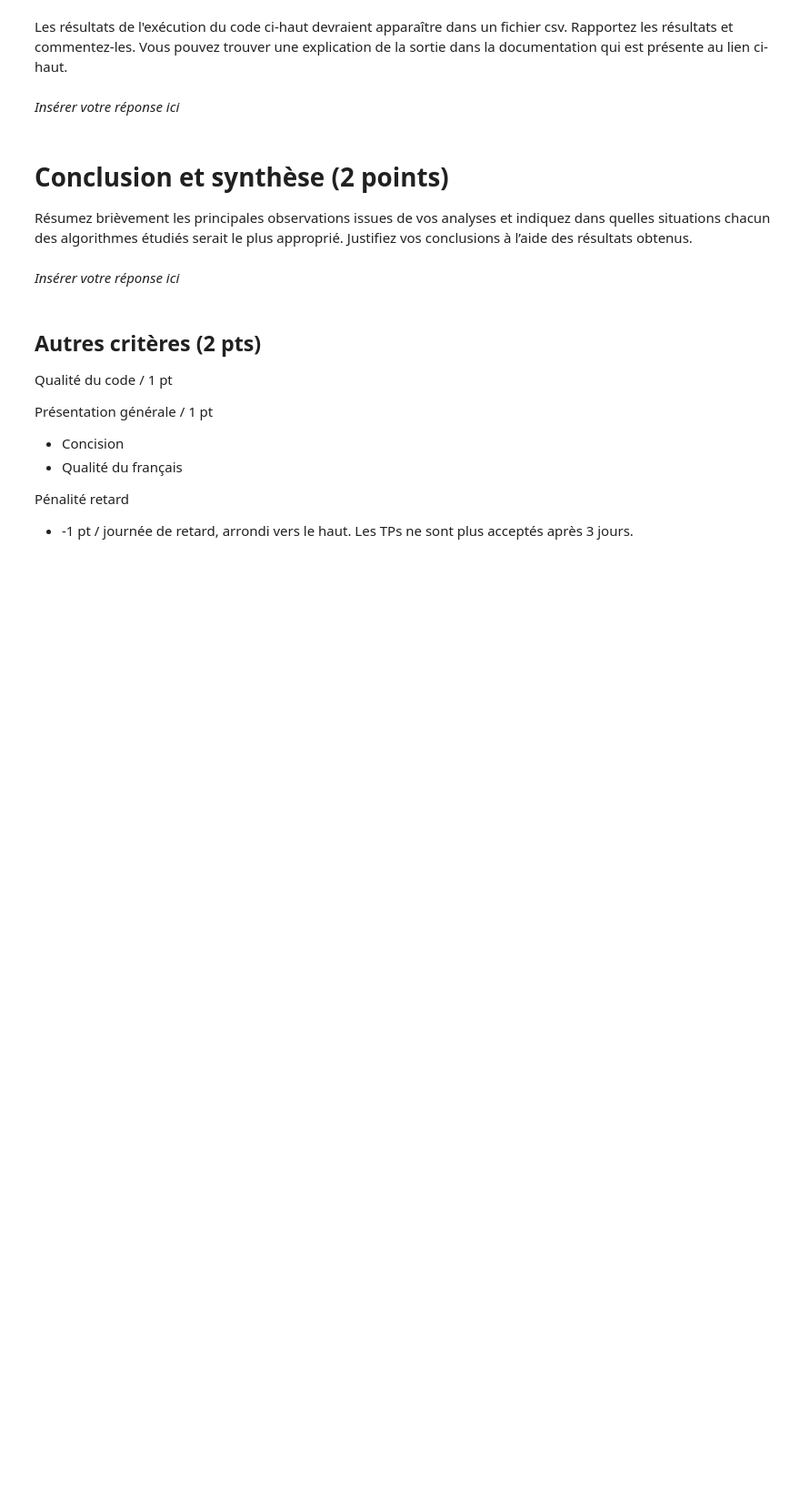
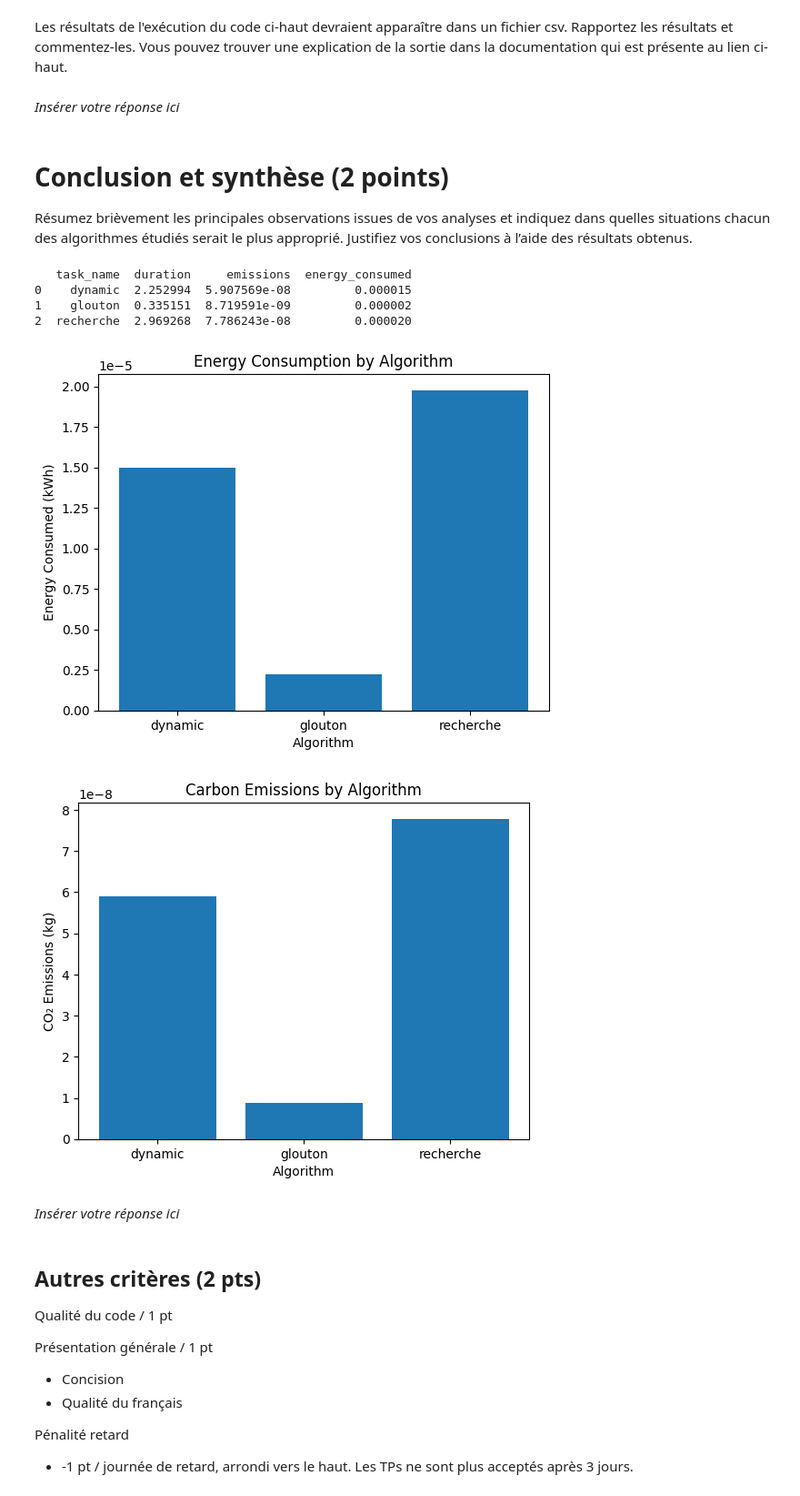
Before and after one commit to nath1416/Tp2-INF8775, a Jupyter notebook: TP2_H26_v3.ipynb, the cells around one changed output. Shown at 91% size. Cells and saved outputs as stored; diff of their text form; code cells hidden in the pictures; blank space fills up the shorter version.

Commit message:
add carbon

```diff
--- a/TP2_H26_v3.ipynb
+++ b/TP2_H26_v3.ipynb
@@ -751,6 +752,38 @@ Les résultats de l'exécution du code ci-haut devraient apparaître dans un fic
 # Conclusion et synthèse (2 points)
 
 Résumez brièvement les principales observations issues de vos analyses et indiquez dans quelles situations chacun des algorithmes étudiés serait le plus approprié. Justifiez vos conclusions à l’aide des résultats obtenus.
+# %%
+import pandas as pd
+
+df = pd.read_csv("emissions_base_f92f8426-405c-4ff6-a371-a1956016e824.csv")
+summary = df.groupby("task_name").agg({
+    "duration": "sum",
+    "emissions": "sum",
+    "energy_consumed": "sum",
+}).reset_index()
+
+print(summary)
+
+# import matplotlib.pyplot as plt
+
+plt.bar(summary["task_name"], summary["energy_consumed"])
+plt.xlabel("Algorithm")
+plt.ylabel("Energy Consumed (kWh)")
+plt.title("Energy Consumption by Algorithm")
+plt.show()
+
+plt.bar(summary["task_name"], summary["emissions"])
+plt.xlabel("Algorithm")
+plt.ylabel("CO₂ Emissions (kg)")
+plt.title("Carbon Emissions by Algorithm")
+plt.show()
+# %% [output]
+   task_name  duration     emissions  energy_consumed
+0    dynamic  2.252994  5.907569e-08         0.000015
+1    glouton  0.335151  8.719591e-09         0.000002
+2  recherche  2.969268  7.786243e-08         0.000020
+[figure, added]
+[figure, added]
 # %% [markdown]
 *Insérer votre réponse ici*
 # %% [markdown]
```
Also changed, not shown: parts of 2 cells of this notebook.
